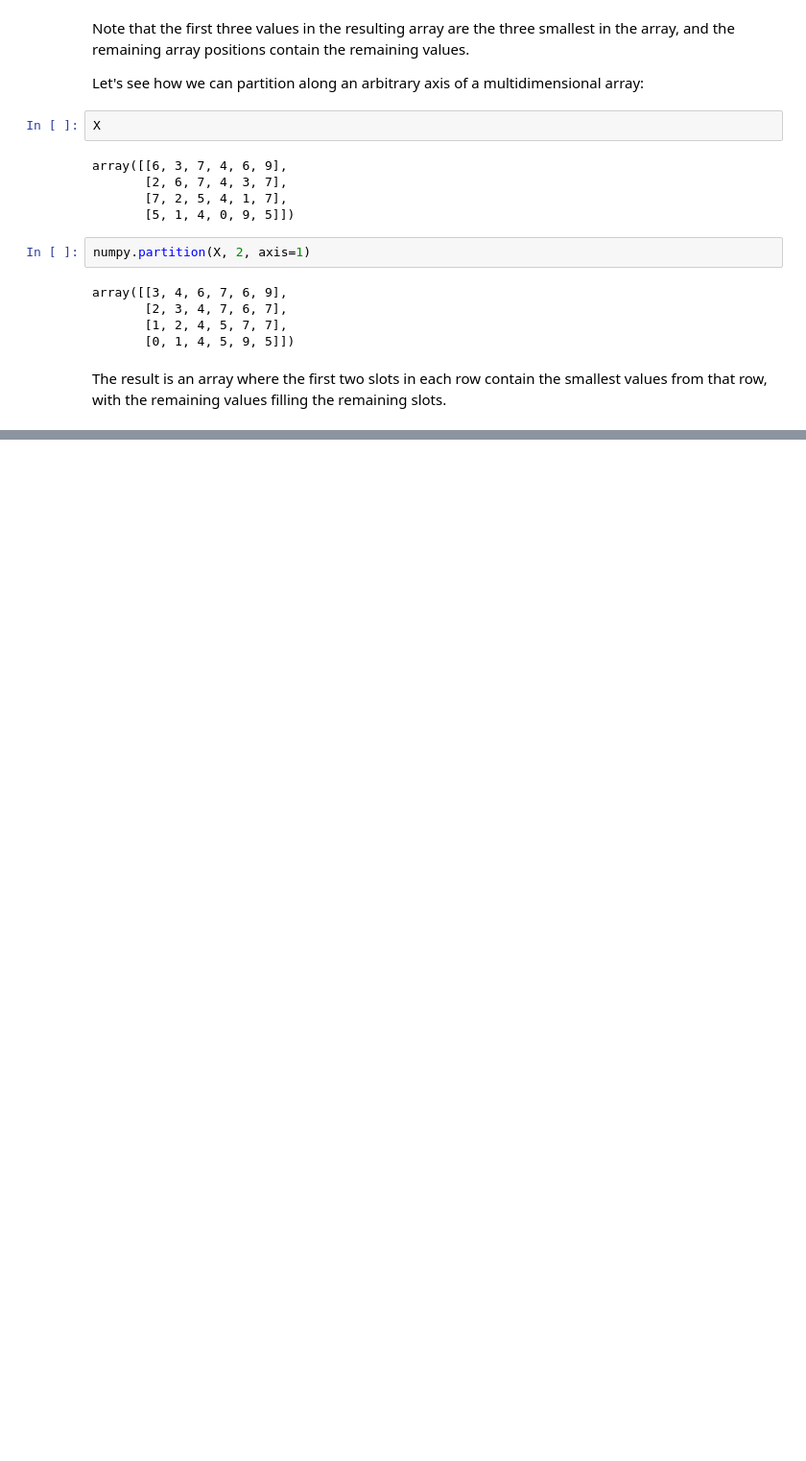
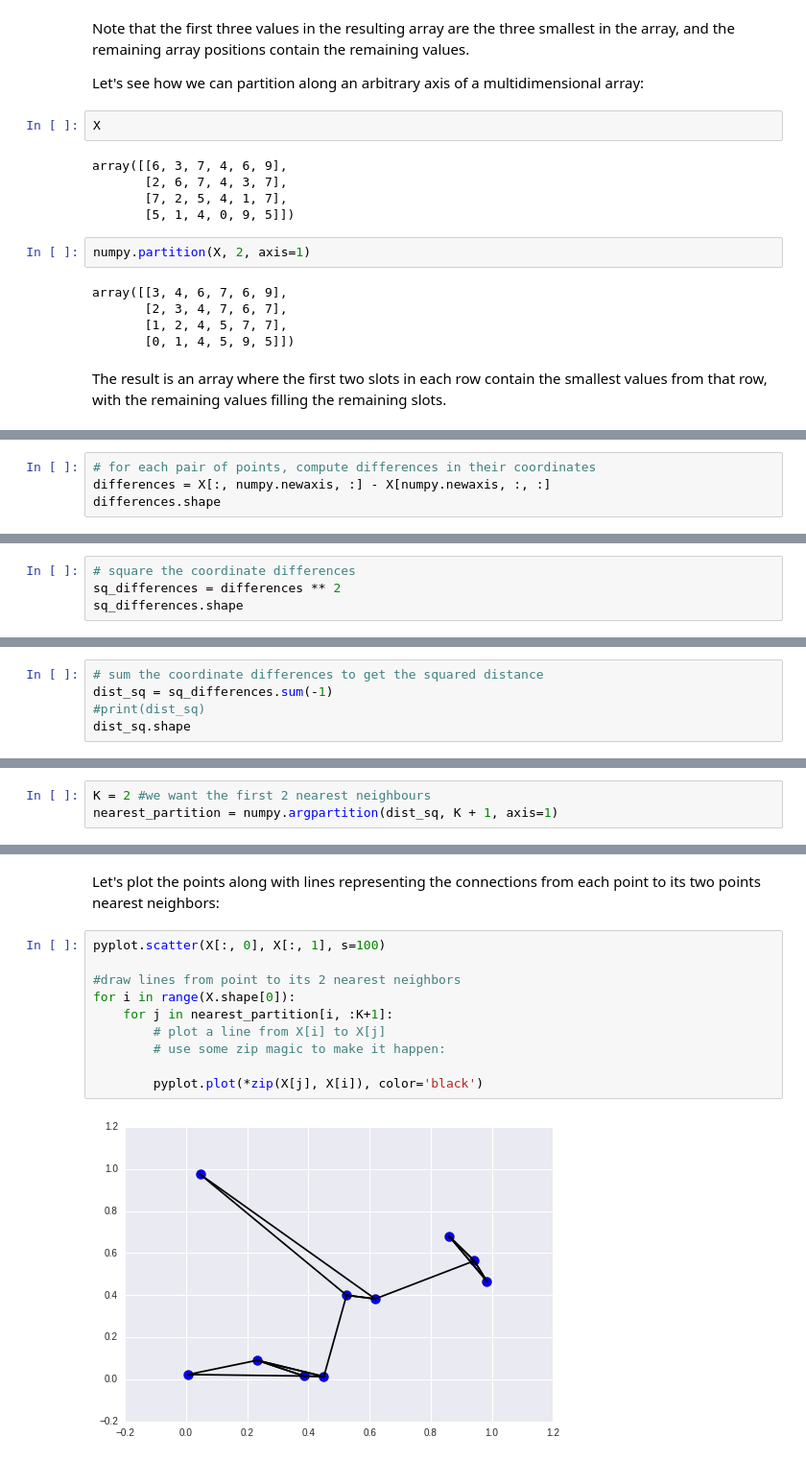
Before and after one commit to ncclementi/PythonDataScienceHandbook, a Jupyter notebook: my_notebooks/Chapter_2.ipynb, the cells around one changed output, grey strips where cells are left out. Shown: that part at 96% size. Drawn from its saved outputs; the diff is of its cells as text; blank space fills up the shorter version.

```diff
--- a/my_notebooks/Chapter_2.ipynb
+++ b/my_notebooks/Chapter_2.ipynb
@@ -1157,0 +1244,4 @@ The result is an array where the first two slots in each row contain the smalles
+# %%
+# for each pair of points, compute differences in their coordinates
+differences = X[:, numpy.newaxis, :] - X[numpy.newaxis, :, :]
+differences.shape
@@ -1157,0 +1250,4 @@ The result is an array where the first two slots in each row contain the smalles
+# %%
+# square the coordinate differences
+sq_differences = differences ** 2
+sq_differences.shape
@@ -1157,0 +1258,5 @@ The result is an array where the first two slots in each row contain the smalles
+# %%
+# sum the coordinate differences to get the squared distance
+dist_sq = sq_differences.sum(-1)
+#print(dist_sq)
+dist_sq.shape
@@ -1157,0 +1289,3 @@ The result is an array where the first two slots in each row contain the smalles
+# %%
+K = 2 #we want the first 2 nearest neighbours
+nearest_partition = numpy.argpartition(dist_sq, K + 1, axis=1)
@@ -1157,0 +1307,14 @@ The result is an array where the first two slots in each row contain the smalles
+# %% [markdown]
+Let's plot the points along with lines representing the connections from each point to its two points nearest neighbors:
+# %%
+pyplot.scatter(X[:, 0], X[:, 1], s=100)
+
+#draw lines from point to its 2 nearest neighbors
+for i in range(X.shape[0]):
+    for j in nearest_partition[i, :K+1]:
+        # plot a line from X[i] to X[j]
+        # use some zip magic to make it happen:
+
+        pyplot.plot(*zip(X[j], X[i]), color='black')
+# %% [output]
+[figure, added]
```
Also changed, not shown: parts of 43 cells of this notebook.
